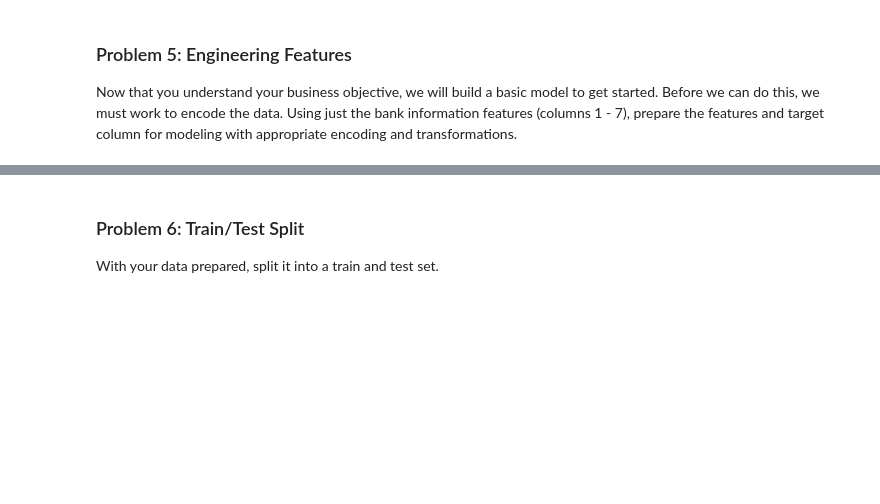
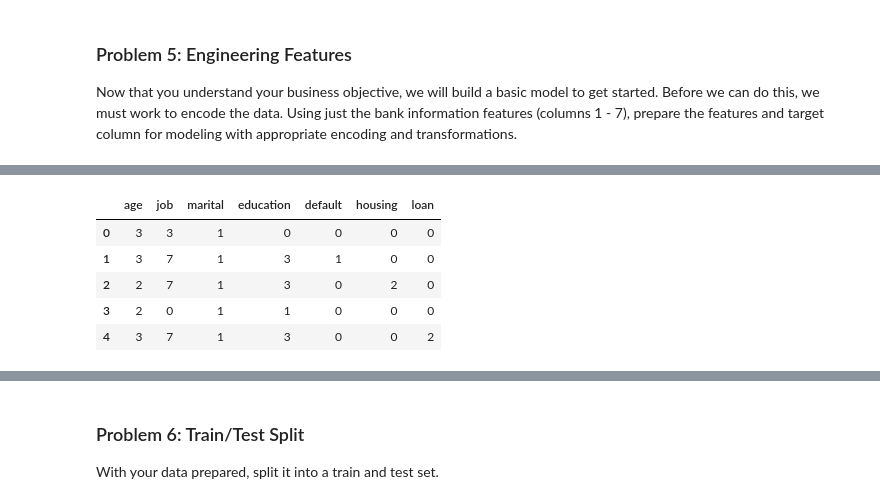
Before and after one commit to ttb-git/Berkeley-Engr-PracticalAssignment3, a Jupyter notebook: Practical_Application_III_TB_1_FeatureEngr_Modelling_Classification_Final.ipynb, the cells around one changed output, grey strips where cells are left out. Cells and saved outputs as stored; diff of their text form; code cells hidden in the pictures; blank space fills up the shorter version.

```diff
--- a/Practical_Application_III_TB_1_FeatureEngr_Modelling_Classification_Final.ipynb
+++ b/Practical_Application_III_TB_1_FeatureEngr_Modelling_Classification_Final.ipynb
@@ -125,0 +204,10 @@ from sklearn.ensemble import RandomForestClassifier
+# %%
+# Label encoder order is alphabetical
+from sklearn.preprocessing import LabelEncoder
+labelencoder_X = LabelEncoder()
+df_feature['job']      = labelencoder_X.fit_transform(df_feature['job'])
+df_feature['marital']  = labelencoder_X.fit_transform(df_feature['marital'])
+df_feature['education']= labelencoder_X.fit_transform(df_feature['education'])
+df_feature['default']  = labelencoder_X.fit_transform(df_feature['default'])
+df_feature['housing']  = labelencoder_X.fit_transform(df_feature['housing'])
+df_feature['loan']     = labelencoder_X.fit_transform(df_feature['loan'])
@@ -125,0 +229,10 @@ from sklearn.ensemble import RandomForestClassifier
+# %%
+X = df_feature
+X.head()
+# %% [output]
+|  | age | job | marital | education | default | housing | loan |
+| 0 | 3 | 3 | 1 | 0 | 0 | 0 | 0 |
+| 1 | 3 | 7 | 1 | 3 | 1 | 0 | 0 |
+| 2 | 2 | 7 | 1 | 3 | 0 | 2 | 0 |
+| 3 | 2 | 0 | 1 | 1 | 0 | 0 | 0 |
+| 4 | 3 | 7 | 1 | 3 | 0 | 0 | 2 |
```
Also changed, not shown: parts of 29 cells of this notebook.
